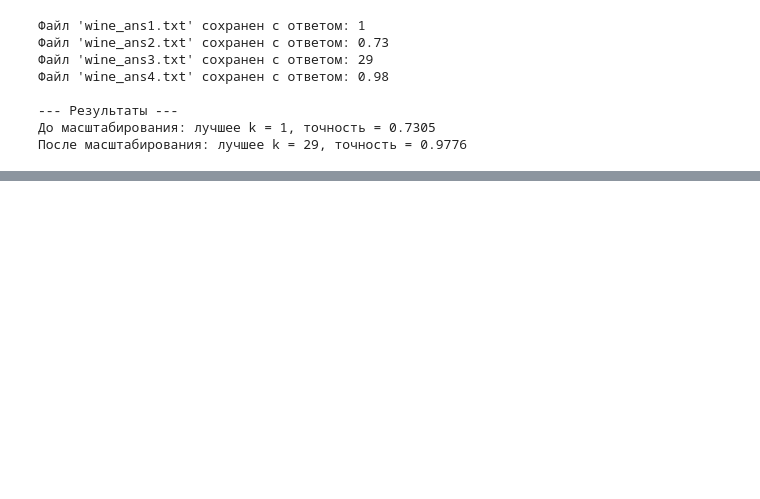
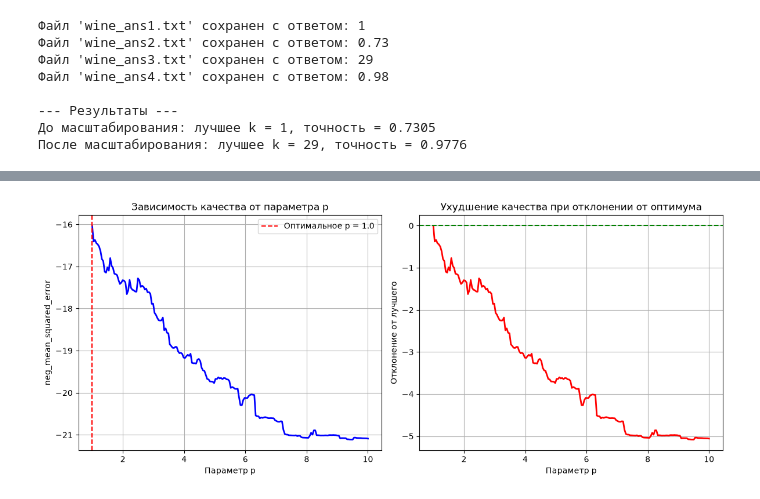
Before and after one commit to vasyakuzavov12-art/py, a Jupyter notebook: Lab4/lab4.ipynb, the cells around one changed output, grey strips where cells are left out. Drawn from its saved outputs; the diff is of its cells as text; code cells hidden in the pictures; blank space fills up the shorter version.

```diff
--- a/Lab4/lab4.ipynb
+++ b/Lab4/lab4.ipynb
@@ -48,3 +48,89 @@ print(f"После масштабирования: лучшее k = {best_k_afte
 --- Результаты ---
 До масштабирования: лучшее k = 1, точность = 0.7305
 После масштабирования: лучшее k = 29, точность = 0.9776
+# %%
+import numpy as np
+import pandas as pd
+from sklearn.neighbors import KNeighborsRegressor
+from sklearn.model_selection import KFold, cross_val_score
+from sklearn.preprocessing import scale
+import matplotlib.pyplot as plt
+
+def fetch_boston_housing_dataset():
+    git_url = "https://raw.githubusercontent.com/selva86/datasets/master/BostonHousing.csv"
+    dataframe = pd.read_csv(git_url)
+    target = dataframe['medv'].to_numpy()
+    features = dataframe.drop(columns=['medv']).to_numpy()
+    features_normalized = scale(features)
+    return features_normalized, target
+
+print("Загрузка и нормализация признаков...")
+X, y = fetch_boston_housing_dataset()
+print(f"Размер данных: {X.shape}")
+
+p_parameters_grid = np.linspace(1.0, 10.0, num=200)
+splitter = KFold(n_splits=5, shuffle=True, random_state=42)
+
+print("Сканирование пространства параметров p...")
+grid_scores = []
+
+for current_p in p_parameters_grid:
+    knn_regressor = KNeighborsRegressor(
+        n_neighbors=5,
+        weights='distance',
+        metric='minkowski',
+        p=current_p
+    )
+
+    cv_scores = cross_val_score(
+        estimator=knn_regressor,
+        X=X,
+        y=y,
+        cv=splitter,
+        scoring='neg_mean_squared_error'
+    )
+
+    grid_scores.append(cv_scores.mean())
+
+grid_scores = np.array(grid_scores)
+
+best_index = np.argmax(grid_scores)
+optimal_p = p_parameters_grid[best_index]
+best_score = grid_scores[best_index]
+
+print(f"Лучший параметр p: {optimal_p:.1f}")
+print(f"Лучший neg_MSE: {best_score:.4f}")
+print(f"Соответствующая MSE: {-best_score:.4f}")
+
+answer_string = f"{optimal_p:.1f}"
+print(f"Ответ: {answer_string}")
+
+plt.figure(figsize=(12, 5))
+
+plt.subplot(1, 2, 1)
+plt.plot(p_parameters_grid, grid_scores, 'b-', linewidth=2)
+plt.axvline(x=optimal_p, color='r', linestyle='--', label=f'Оптимальное p = {optimal_p:.1f}')
+plt.xlabel('Параметр p')
+plt.ylabel('neg_mean_squared_error')
+plt.title('Зависимость качества от параметра p')
+plt.legend()
+plt.grid(True)
+
+plt.subplot(1, 2, 2)
+score_diff = grid_scores - best_score
+plt.plot(p_parameters_grid, score_diff, 'r-', linewidth=2)
+plt.axhline(y=0, color='g', linestyle='--')
+plt.xlabel('Параметр p')
+plt.ylabel('Отклонение от лучшего')
+plt.title('Ухудшение качества при отклонении от оптимума')
+plt.grid(True)
+
+plt.tight_layout()
+plt.show()
+
+output_path = 'metric_tuning_answer.txt'
+with open(output_path, mode='w', encoding='utf-8') as file_stream:
+    file_stream.write(answer_string.strip())
+
+print(f"Файл '{output_path}' успешно создан.")
+# %% [output]
@@ -50,0 +144 @@ print(f"После масштабирования: лучшее k = {best_k_afte
+[figure, added]
```
Also changed, not shown: parts of 1 cell of this notebook, 2 other files.
